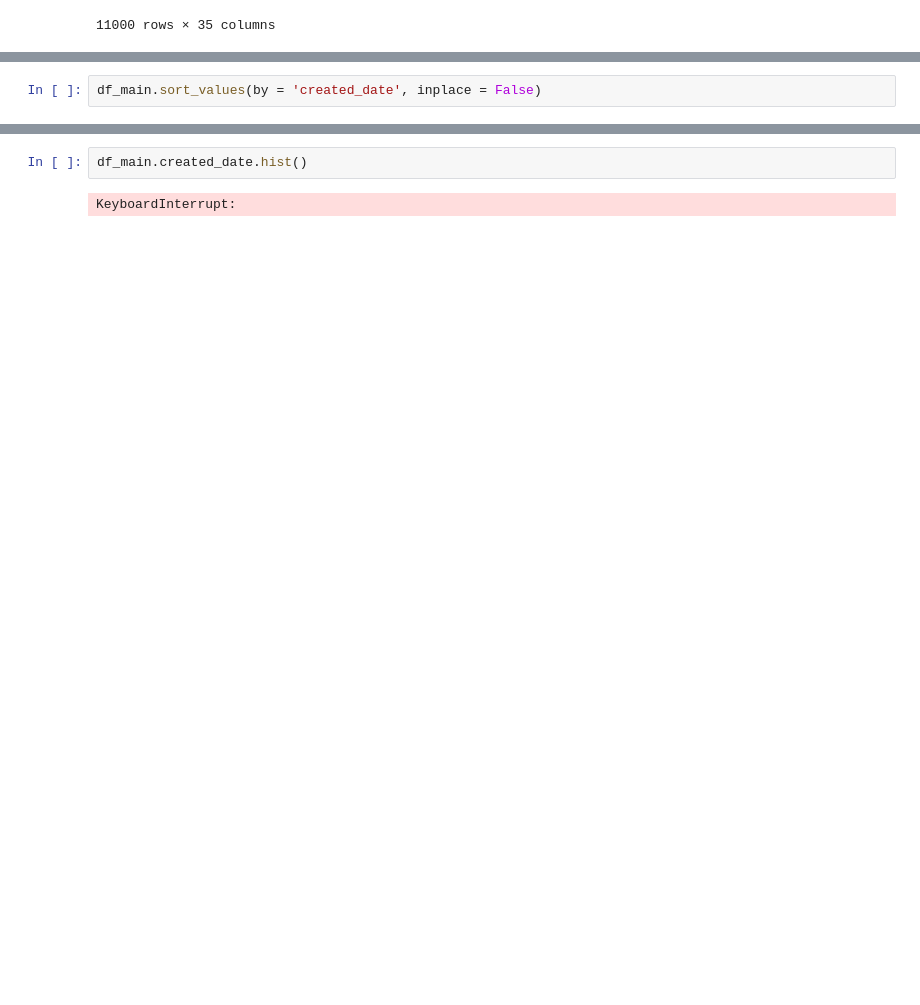
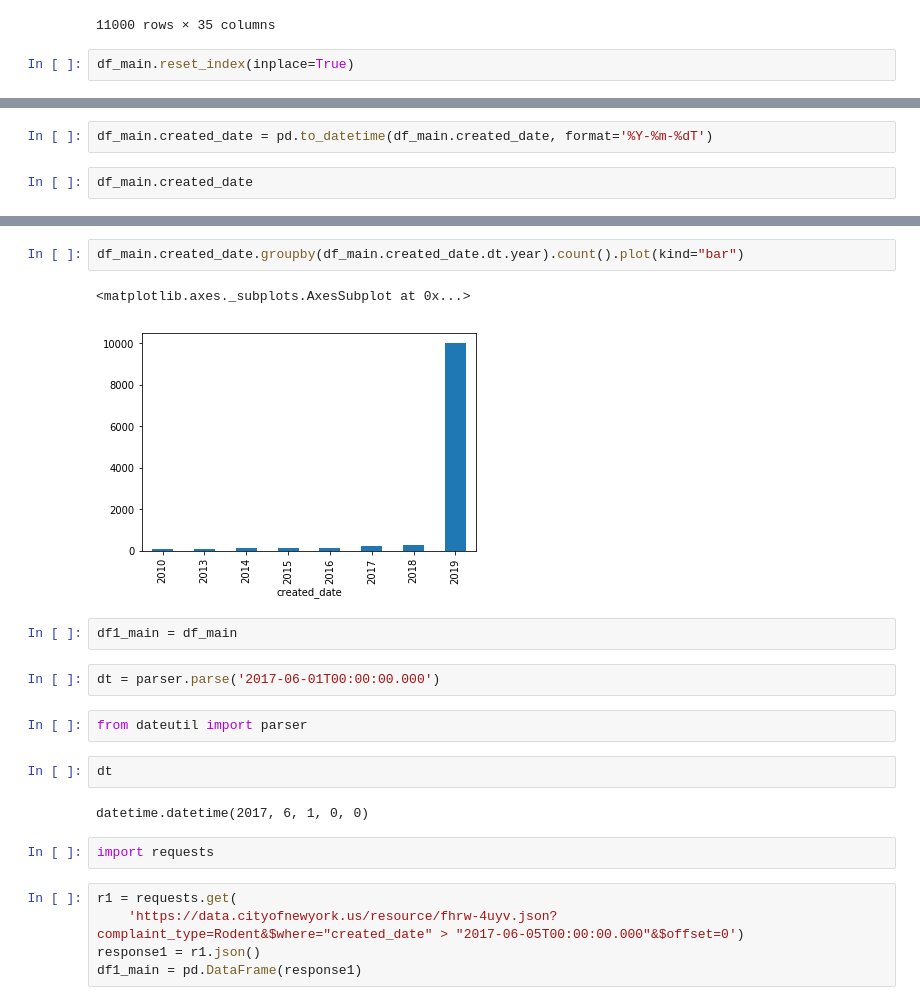
Before and after one commit to robblatt/Restaurant-Hypothesis-Testing, a Jupyter notebook: Rodent Complaints.ipynb, the cells around one changed output, grey strips where cells are left out. Cells and saved outputs as stored; diff of their text form; blank space fills up the shorter version.

Commit message:
rat complaint data added

```diff
--- a/Rodent Complaints.ipynb
+++ b/Rodent Complaints.ipynb
@@ -165,3 +129,5 @@ df_main.reset_index()
 | 10998 | 998 | NaN | DOHMH | Department of Health and Mental H... | NaN | MANHATTAN | NaN | 2011-04-14T00:00:00.000 | Unspecified MANHATTAN | ... |
 | 10999 | 999 | NaN | DOHMH | Department of Health and Mental H... | NaN | BROOKLYN | NaN | 2010-10-06T00:00:00.000 | Unspecified BROOKLYN | ... |
 11000 rows × 35 columns
+# %%
+df_main.reset_index(inplace=True)
@@ -168,3 +140,5 @@ df_main.reset_index()
+# %%
+df_main.created_date = pd.to_datetime(df_main.created_date, format='%Y-%m-%dT')
 # %%
-df_main.sort_values(by = 'created_date', inplace = False)
+df_main.created_date
 # %% [output]
@@ -189,4 +162,22 @@ df_main.sort_values(by = 'created_date', inplace = False)
-# %%
-df_main.created_date.hist()
-# %% [output]
-KeyboardInterrupt:
+# %%
+df_main.created_date.groupby(df_main.created_date.dt.year).count().plot(kind="bar")
+# %% [output]
+<matplotlib.axes._subplots.AxesSubplot at 0x...>
+[figure, added]
+# %%
+df1_main = df_main
+# %%
+dt = parser.parse('2017-06-01T00:00:00.000')
+# %%
+from dateutil import parser
+# %%
+dt
+# %% [output]
+datetime.datetime(2017, 6, 1, 0, 0)
+# %%
+import requests
+# %%
+r1 = requests.get(
+    'https://data.cityofnewyork.us/resource/fhrw-4uyv.json?complaint_type=Rodent&$where="created_date" > "2017-06-05T00:00:00.000"&$offset=0')
+response1 = r1.json()
+df1_main = pd.DataFrame(response1)
```
Also changed, not shown: parts of 22 cells of this notebook, 2 other files.
